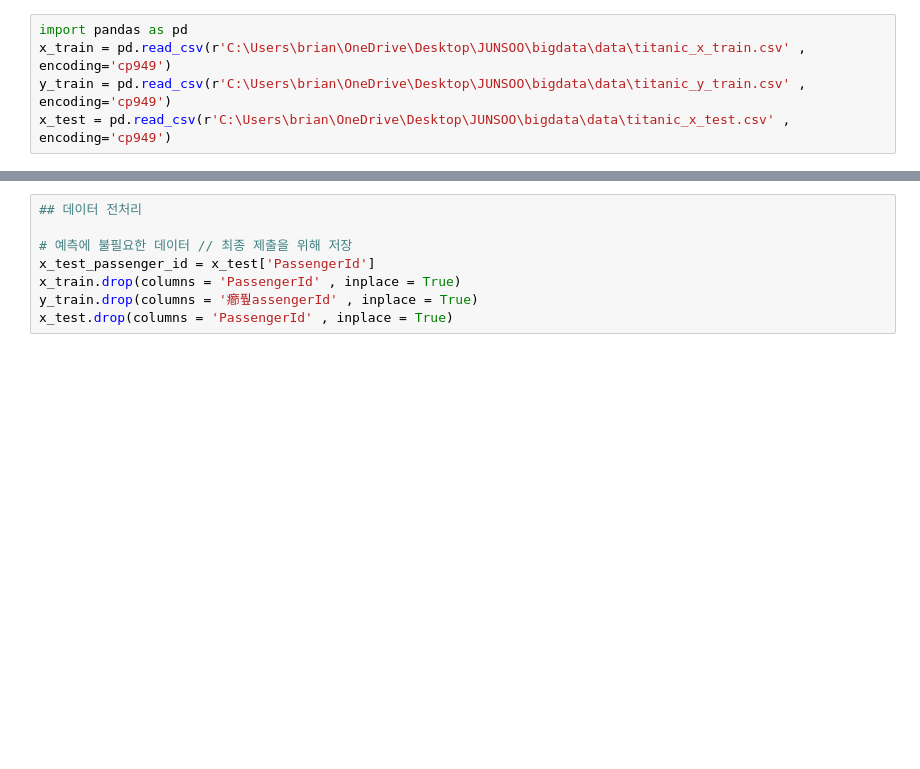
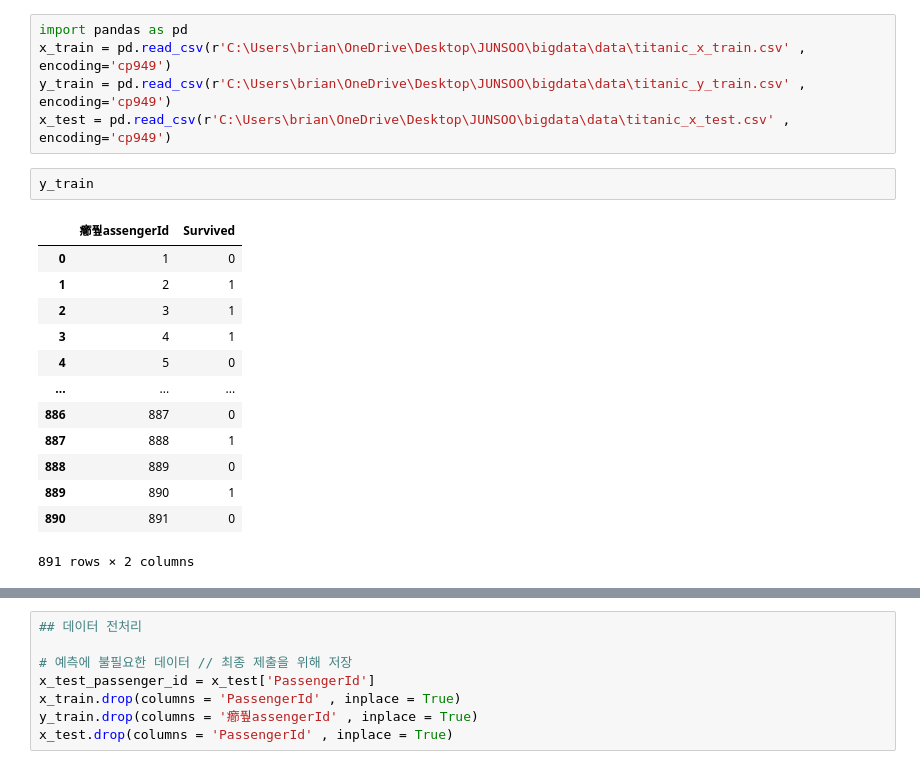
Before and after one commit to BOKJUNSOO/bigdataanalysis, a Jupyter notebook: projectform2/2ClassModel.ipynb, the cells around one changed output, grey strips where cells are left out. Saved outputs shown, nothing was run; the diff lists cells and outputs as text; blank space fills up the shorter version.

```diff
--- a/projectform2/2ClassModel.ipynb
+++ b/projectform2/2ClassModel.ipynb
@@ -3,4 +3,20 @@ import pandas as pd
 x_train = pd.read_csv(r'C:\Users\brian\OneDrive\Desktop\JUNSOO\bigdata\data\titanic_x_train.csv' , encoding='cp949')
 y_train = pd.read_csv(r'C:\Users\brian\OneDrive\Desktop\JUNSOO\bigdata\data\titanic_y_train.csv' , encoding='cp949')
 x_test = pd.read_csv(r'C:\Users\brian\OneDrive\Desktop\JUNSOO\bigdata\data\titanic_x_test.csv' , encoding='cp949')
+# %%
+y_train
+# %% [output]
+|  | 癤풮assengerId | Survived |
+| 0 | 1 | 0 |
+| 1 | 2 | 1 |
+| 2 | 3 | 1 |
+| 3 | 4 | 1 |
+| 4 | 5 | 0 |
+| ... | ... | ... |
+| 886 | 887 | 0 |
+| 887 | 888 | 1 |
+| 888 | 889 | 0 |
+| 889 | 890 | 1 |
+| 890 | 891 | 0 |
+891 rows × 2 columns
 # %%
```
Also changed, not shown: parts of 15 cells of this notebook, 7 other files.
